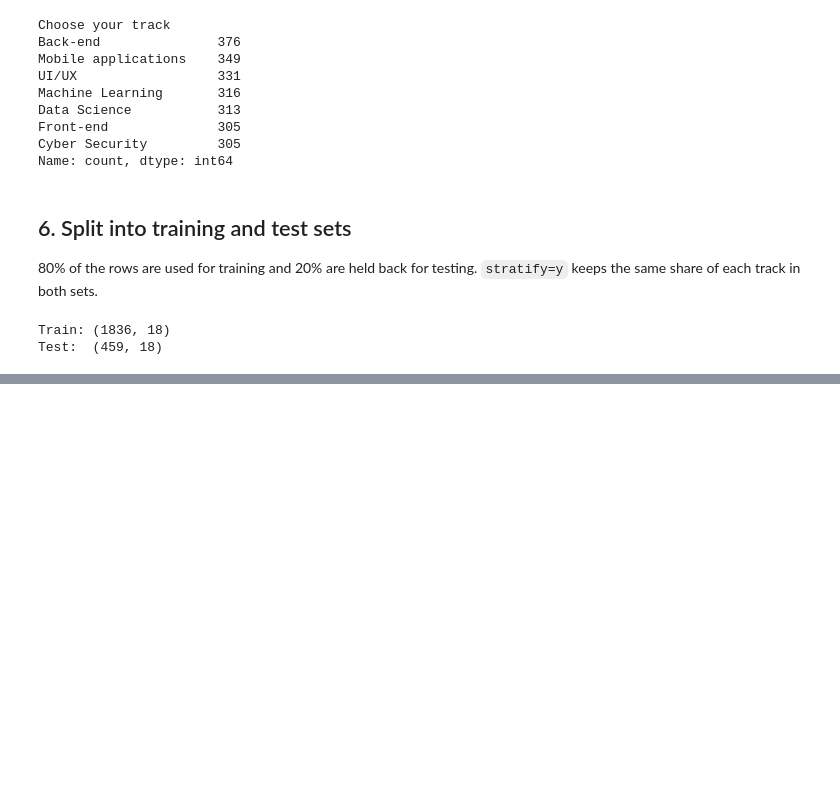
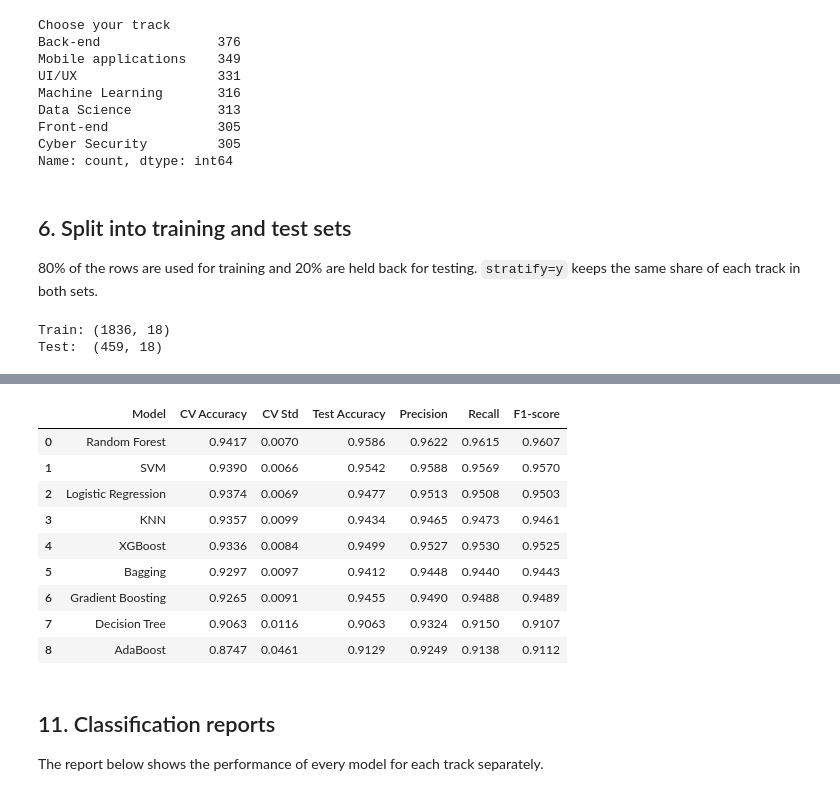
Before and after one commit to Mostafa1111918/NTI-project, a Jupyter notebook: project.ipynb, the cells around one changed output, grey strips where cells are left out. Saved outputs shown, nothing was run; the diff lists cells and outputs as text; code cells hidden in the pictures; blank space fills up the shorter version.

```diff
--- a/project.ipynb
+++ b/project.ipynb
@@ -341,14 +258,0 @@ We try a linear kernel and an RBF kernel on standardized features. `C` trades a
-# %%
-svm = GridSearchCV(
-    Pipeline([("scaler", StandardScaler()), ("model", SVC())]),
-    param_grid=[
-        {"model__kernel": ["linear"], "model__C": [0.01, 0.1, 1, 10]},
-        {"model__kernel": ["rbf"], "model__C": [0.1, 1, 10, 100], "model__gamma": ["scale", 0.001, 0.01, 0.1]},
-    ],
-    cv=cv,
-    n_jobs=-1,
-    return_train_score=True,
-)
-svm.fit(X_train, y_train)
-
-results["SVM"] = evaluate(svm)
@@ -577,0 +381,43 @@ pd.DataFrame(
+# %%
+results = []
+
+for name, model in models.items():
+    y_pred = model.predict(X_test)
+
+    cv_scores = cross_val_score(
+        model, X_train, y_train,
+        cv=cv,
+        scoring="accuracy",
+        n_jobs=-1
+    )
+
+    results.append({
+        "Model": name,
+        "CV Accuracy": cv_scores.mean(),
+        "CV Std": cv_scores.std(),
+        "Test Accuracy": accuracy_score(y_test, y_pred),
+        "Precision": precision_score(y_test, y_pred, average="macro"),
+        "Recall": recall_score(y_test, y_pred, average="macro"),
+        "F1-score": f1_score(y_test, y_pred, average="macro")
+    })
+
+summary = pd.DataFrame(results).sort_values(
+    "CV Accuracy", ascending=False
+).reset_index(drop=True)
+
+summary.round(4)
+# %% [output]
+|  | Model | CV Accuracy | CV Std | Test Accuracy | Precision | Recall | F1-score |
+| 0 | Random Forest | 0.9417 | 0.0070 | 0.9586 | 0.9622 | 0.9615 | 0.9607 |
+| 1 | SVM | 0.9390 | 0.0066 | 0.9542 | 0.9588 | 0.9569 | 0.9570 |
+| 2 | Logistic Regression | 0.9374 | 0.0069 | 0.9477 | 0.9513 | 0.9508 | 0.9503 |
+| 3 | KNN | 0.9357 | 0.0099 | 0.9434 | 0.9465 | 0.9473 | 0.9461 |
+| 4 | XGBoost | 0.9336 | 0.0084 | 0.9499 | 0.9527 | 0.9530 | 0.9525 |
+| 5 | Bagging | 0.9297 | 0.0097 | 0.9412 | 0.9448 | 0.9440 | 0.9443 |
+| 6 | Gradient Boosting | 0.9265 | 0.0091 | 0.9455 | 0.9490 | 0.9488 | 0.9489 |
+| 7 | Decision Tree | 0.9063 | 0.0116 | 0.9063 | 0.9324 | 0.9150 | 0.9107 |
+| 8 | AdaBoost | 0.8747 | 0.0461 | 0.9129 | 0.9249 | 0.9138 | 0.9112 |
+# %% [markdown]
+## 11. Classification reports
+
+The report below shows the performance of every model for each track separately.
```
Also changed, not shown: parts of 33 cells of this notebook, 1 other file.
